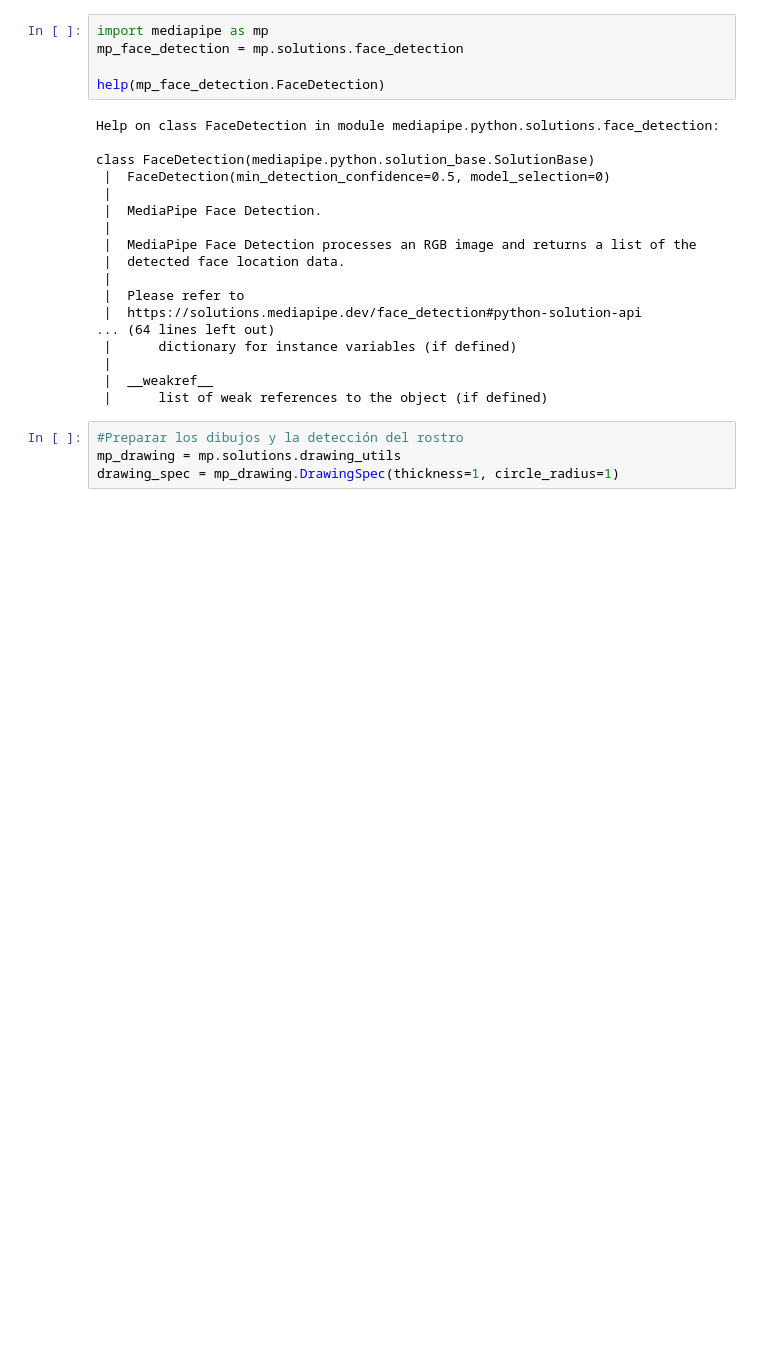
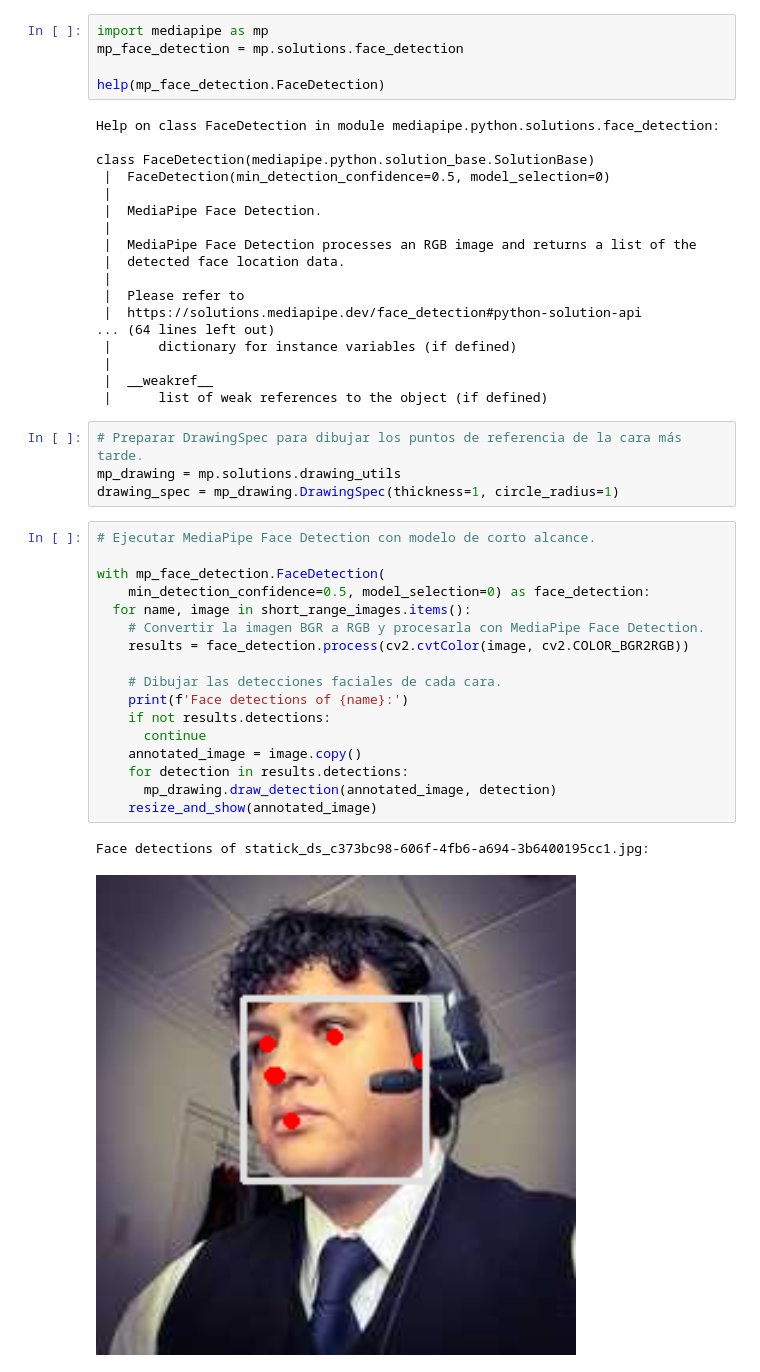
Before and after one commit to 5t4t1ck/Curso-Python-Febrero-2023, a Jupyter notebook: Data Science/Face_Detection.ipynb, the cells around one changed output. Drawn from its saved outputs; the diff is of its cells as text; blank space fills up the shorter version.

Commit message:
Modelo completo de Detección Facial

```diff
--- a/Data Science/Face_Detection.ipynb
+++ b/Data Science/Face_Detection.ipynb
@@ -81,6 +87,26 @@ class FaceDetection(mediapipe.python.solution_base.SolutionBase)
  |  __weakref__
  |      list of weak references to the object (if defined)
 # %%
-#Preparar los dibujos y la detección del rostro
+# Preparar DrawingSpec para dibujar los puntos de referencia de la cara más tarde.
 mp_drawing = mp.solutions.drawing_utils
 drawing_spec = mp_drawing.DrawingSpec(thickness=1, circle_radius=1)
+# %%
+# Ejecutar MediaPipe Face Detection con modelo de corto alcance.
+
+with mp_face_detection.FaceDetection(
+    min_detection_confidence=0.5, model_selection=0) as face_detection:
+  for name, image in short_range_images.items():
+    # Convertir la imagen BGR a RGB y procesarla con MediaPipe Face Detection.
+    results = face_detection.process(cv2.cvtColor(image, cv2.COLOR_BGR2RGB))
+
+    # Dibujar las detecciones faciales de cada cara.
+    print(f'Face detections of {name}:')
+    if not results.detections:
+      continue
+    annotated_image = image.copy()
+    for detection in results.detections:
+      mp_drawing.draw_detection(annotated_image, detection)
+    resize_and_show(annotated_image)
+# %% [output]
+Face detections of statick_ds_c373bc98-606f-4fb6-a694-3b6400195cc1.jpg:
+[figure, added]
```
Also changed, not shown: parts of 4 cells of this notebook.
